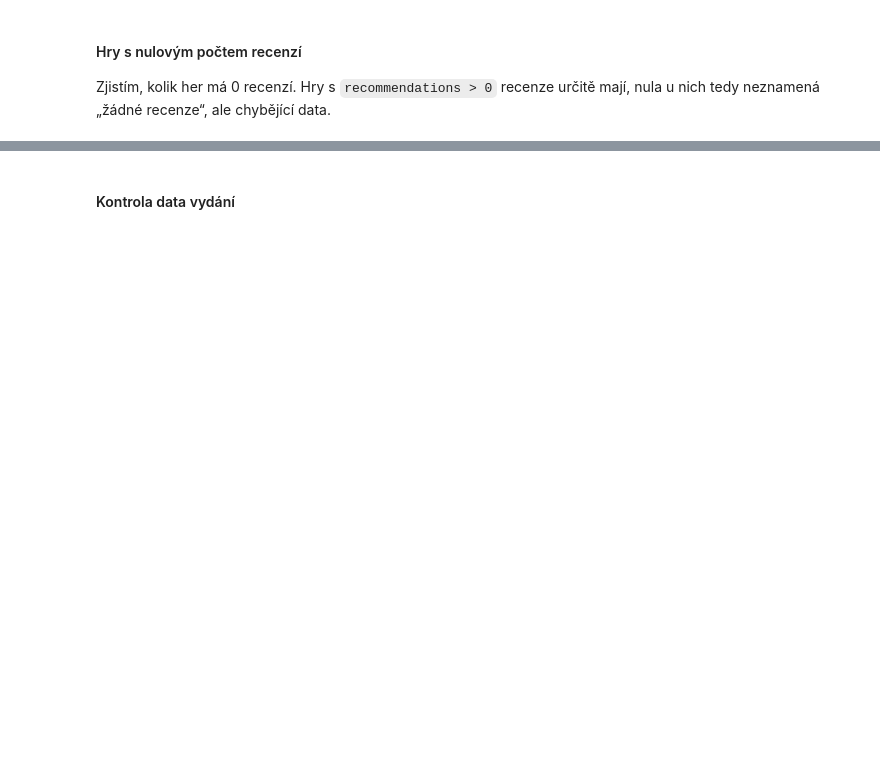
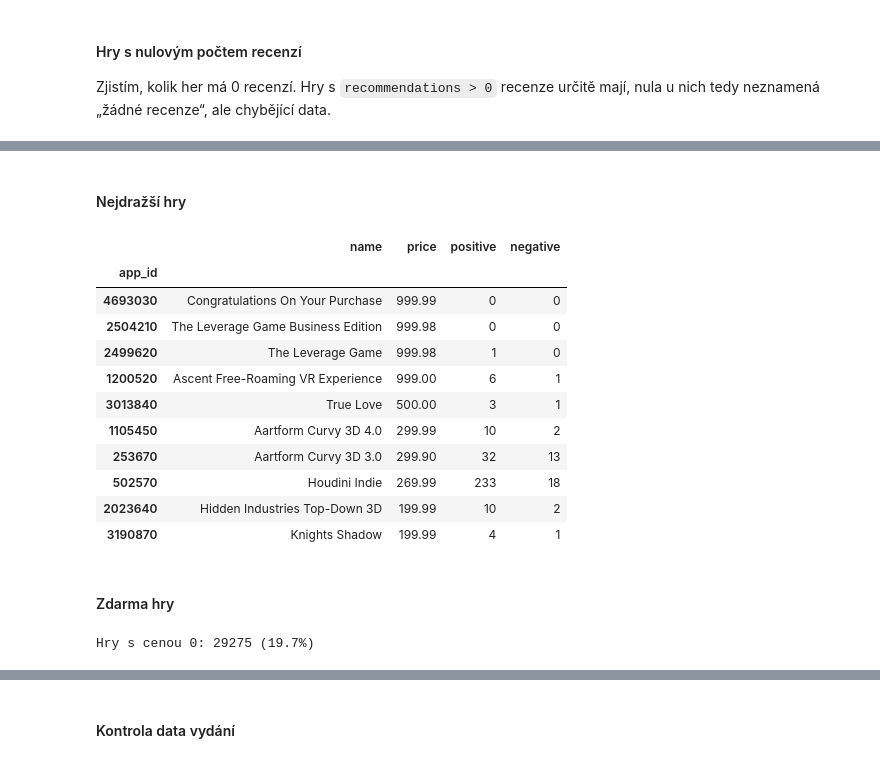
Before and after one commit to Marek-Szczepanik/steam-success-prediction, a Jupyter notebook: eda.ipynb, the cells around one changed output, grey strips where cells are left out. Saved outputs shown, nothing was run; the diff lists cells and outputs as text; code cells hidden in the pictures; blank space fills up the shorter version.

```diff
--- a/eda.ipynb
+++ b/eda.ipynb
@@ -75,0 +118,25 @@ print("Maximální dlc_count:", df["dlc_count"].max())
+# %% [markdown]
+#### Nejdražší hry
+# %%
+cols = ["name", "price", "positive", "negative"]
+display(df.nlargest(10, "price")[cols])
+# %% [output]
+|  | name | price | positive | negative |
+| app_id |  |  |  |  |
+| 4693030 | Congratulations On Your Purchase | 999.99 | 0 | 0 |
+| 2504210 | The Leverage Game Business Edition | 999.98 | 0 | 0 |
+| 2499620 | The Leverage Game | 999.98 | 1 | 0 |
+| 1200520 | Ascent Free-Roaming VR Experience | 999.00 | 6 | 1 |
+| 3013840 | True Love | 500.00 | 3 | 1 |
+| 1105450 | Aartform Curvy 3D 4.0 | 299.99 | 10 | 2 |
+| 253670 | Aartform Curvy 3D 3.0 | 299.90 | 32 | 13 |
+| 502570 | Houdini Indie | 269.99 | 233 | 18 |
+| 2023640 | Hidden Industries Top-Down 3D | 199.99 | 10 | 2 |
+| 3190870 | Knights Shadow | 199.99 | 4 | 1 |
+# %% [markdown]
+#### Zdarma hry
+# %%
+free = df["price"] == 0
+print(f"Hry s cenou 0: {free.sum()} ({free.mean():.1%})")
+# %% [output]
+Hry s cenou 0: 29275 (19.7%)
```
Also changed, not shown: parts of 39 cells of this notebook.
